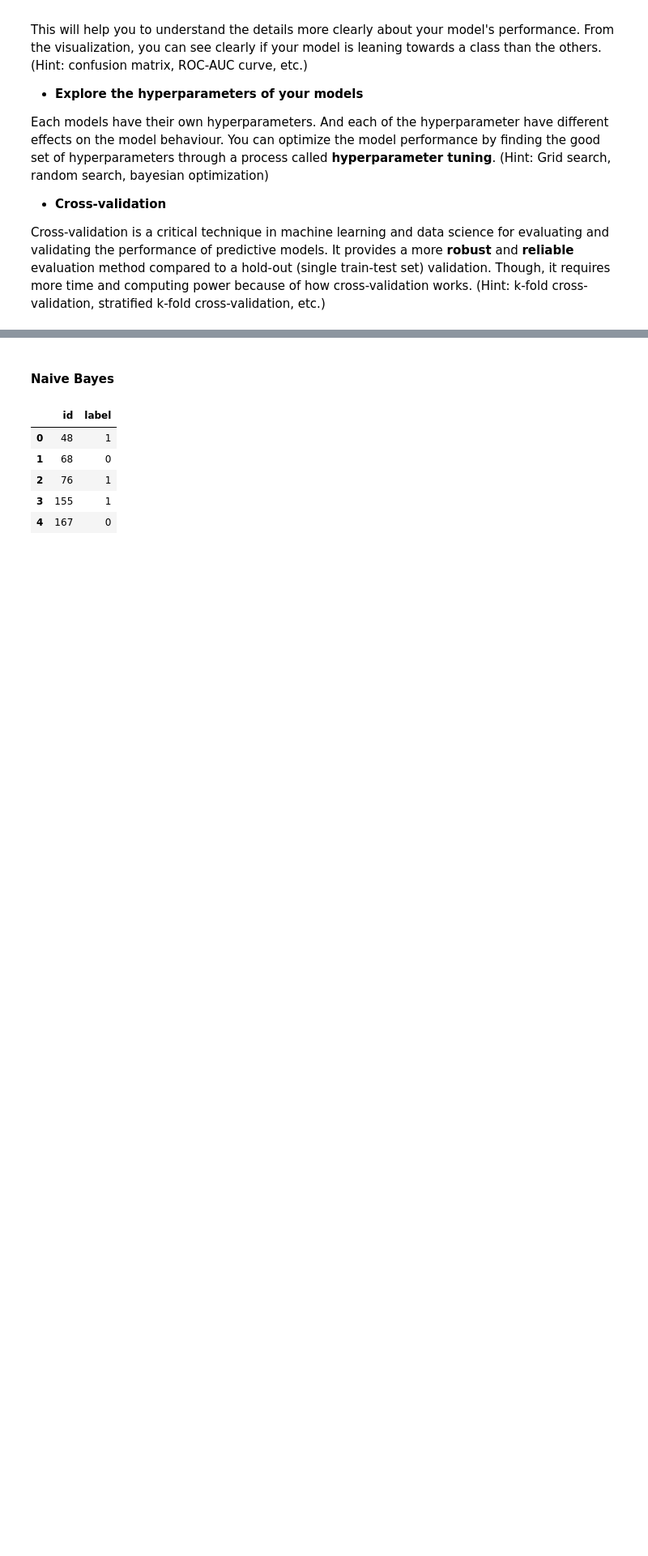
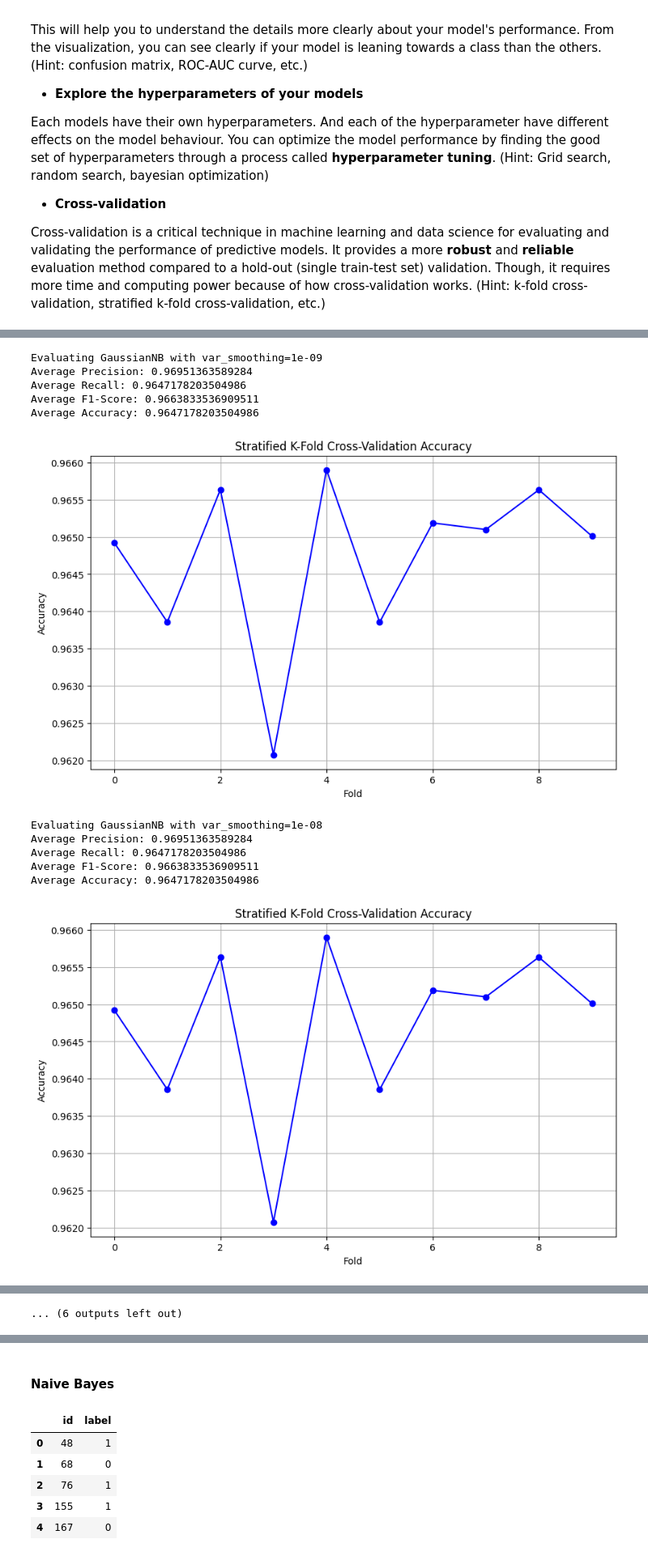
Before and after one commit to IlllIllIIIlIlIll/Traienta_IF3070, a Jupyter notebook: src/public/Tubes2_Kelompok30.ipynb, the cells around one changed output, grey strips where cells are left out. Shown at 81% size. Saved outputs shown, nothing was run; the diff lists cells and outputs as text; code cells hidden in the pictures; blank space fills up the shorter version.

```diff
--- a/src/public/Tubes2_Kelompok30.ipynb
+++ b/src/public/Tubes2_Kelompok30.ipynb
@@ -644,7 +603,7 @@ class DomainImputer(BaseEstimator, TransformerMixin):
         X = fill_missing_isdomainip(X)
         X = fill_missing_domainlength(X)
 
-        # X = fill_features_from_url(X)
+        X = fill_features_from_url(X)
 
         X = fill_missing_isHTTPS(X)
         X = fill_missing_hasTitle(X)
@@ -652,7 +611,7 @@ class DomainImputer(BaseEstimator, TransformerMixin):
         X = fill_missing_domaintitle(X)
         X = fill_missing_urltitle(X)
 
-        # X = fill_missing_values(X)
+        X = fill_missing_values(X)
 
         X = drop_unnecessary_columns(X)
         X = fill_tldlegitimateprob(X)
@@ -945,5 +964,19 @@ or create your own here
 # 4. Modeling and Validation
 
 Modelling is the process of building your own machine learning models to solve specific problems, or in this assignment context, predicting the target feature `label`. Validation is the process of evaluating your trained model using the validation set or cross-validation method and providing some metrics that can help you decide what to do in the next iteration of development.
+# %%
+from sklearn.pipeline import Pipeline
+
+domain_imputer_pipeline = Pipeline([
+    ('imputer', DomainImputer())
+])
+# %%
+import warnings
+
+warnings.simplefilter(action='ignore', category=FutureWarning)
+
+# Domain imputer pipeline
+X_train_inputed = domain_imputer_pipeline.fit_transform(X_train)
+X_val_inputed = domain_imputer_pipeline.transform(X_val)
 # %% [markdown]
 ## A. KNN
@@ -996,10 +1134,6 @@ preprocessor = ColumnTransformer([
     ('categorical', categorical_pipeline, categorical_features),
     ('boolean', boolean_pipeline, boolean_features)
 ])
-# %%
-# Domain imputer pipeline
-X_train_inputed = domain_imputer_pipeline.transform(X_train)
-X_val_inputed = domain_imputer_pipeline.transform(X_val)
 # %% [markdown]
 #### Sklearn
 # %%
@@ -1073,0 +1261,20 @@ Cross-validation is a critical technique in machine learning and data science fo
+# %%
+var_smoothing_values = [1e-9, 1e-8, 1e-7, 1e-6, 1e-5, 1e-4, 1e-3, 1e-2, 1e-1]
+
+for var_smoothing in var_smoothing_values:
+    print(f"\nEvaluating GaussianNB with var_smoothing={var_smoothing}")
+    final_pipeline_sklearn.set_params(classifier__var_smoothing=var_smoothing)
+    stratified_kfold_cross_validation(final_pipeline_sklearn, X_train_inputed, y_train)
+# %% [output]
+Evaluating GaussianNB with var_smoothing=1e-09
+Average Precision: 0.96951363589284
+Average Recall: 0.9647178203504986
+Average F1-Score: 0.9663833536909511
+Average Accuracy: 0.9647178203504986
+[figure, added]
+Evaluating GaussianNB with var_smoothing=1e-08
+Average Precision: 0.96951363589284
+Average Recall: 0.9647178203504986
+Average F1-Score: 0.9663833536909511
+Average Accuracy: 0.9647178203504986
+[figure, added]
@@ -1073,0 +1305 @@ Cross-validation is a critical technique in machine learning and data science fo
+... (6 outputs left out)
```
Also changed, not shown: parts of 20 cells of this notebook, 14 other files.
